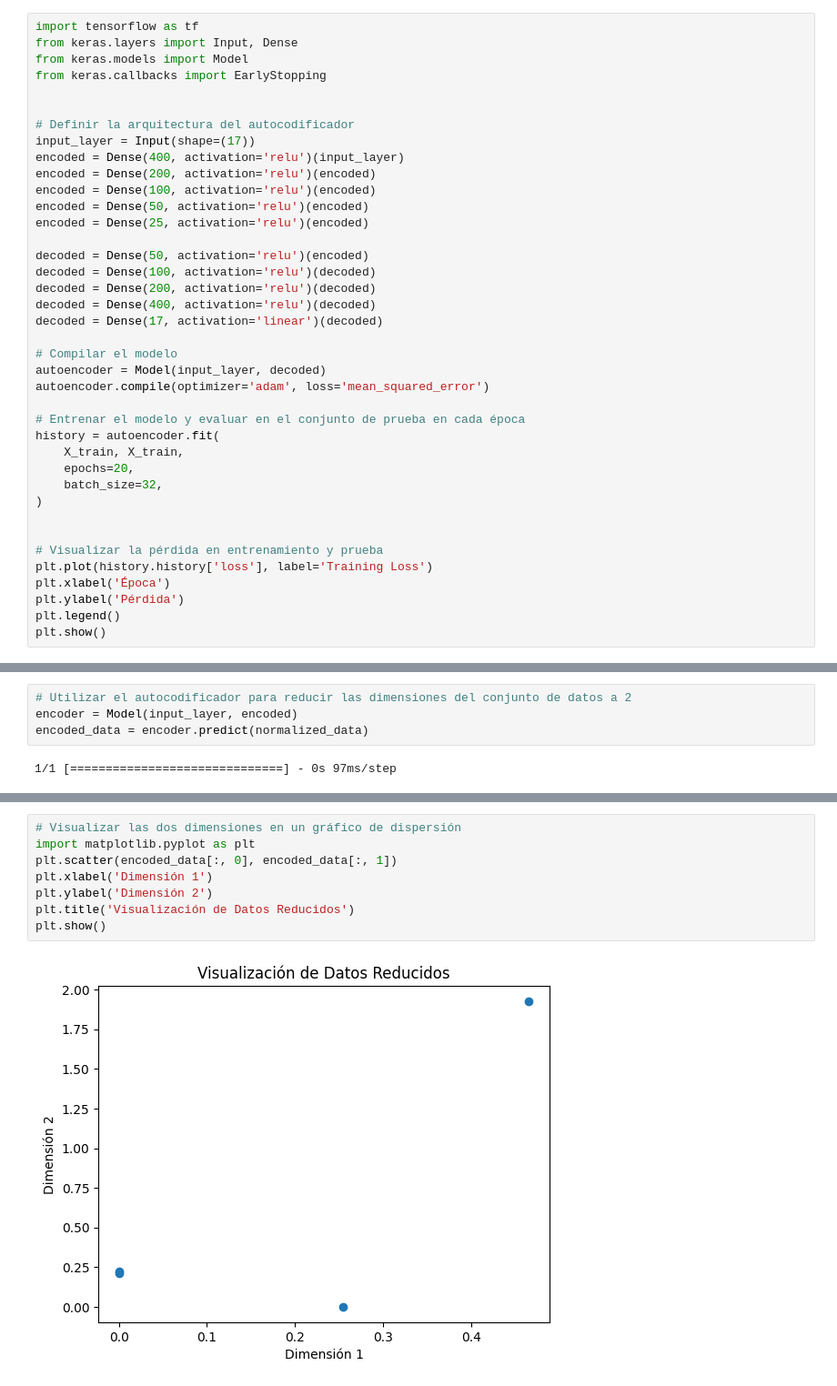
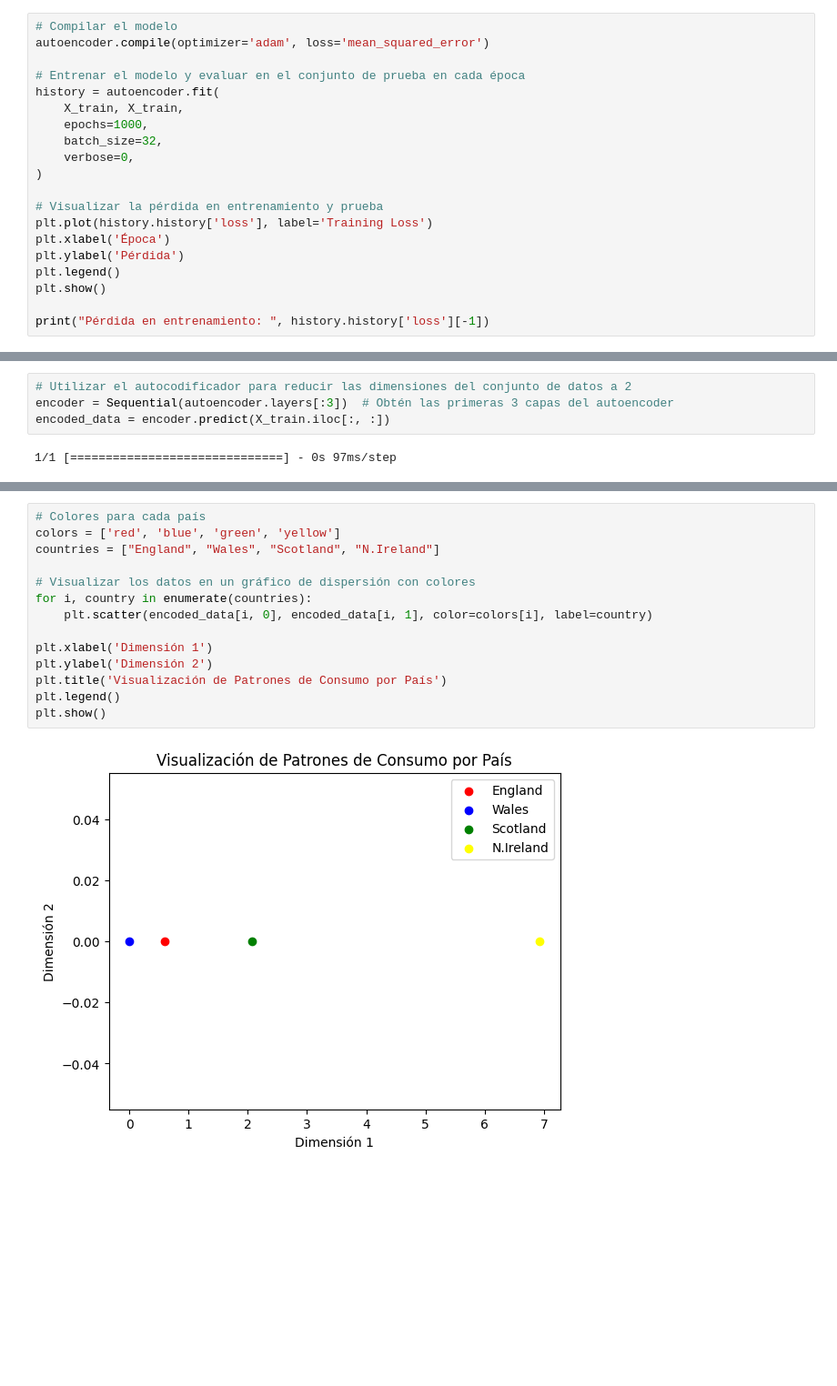
Before and after one commit to 20Candy/Lab5_DataScience, a Jupyter notebook: main.ipynb, the cells around one changed output, grey strips where cells are left out. Shown: that part at 91% size. Saved outputs shown, nothing was run; the diff lists cells and outputs as text; blank space fills up the shorter version.

```diff
--- a/main.ipynb
+++ b/main.ipynb
@@ -165,35 +181,14 @@ A continuación se presenta <font color=orange>la definición de la arquitectura
 # %%
-import tensorflow as tf
-from keras.layers import Input, Dense
-from keras.models import Model
-from keras.callbacks import EarlyStopping
-
-
-# Definir la arquitectura del autocodificador
-input_layer = Input(shape=(17))
-encoded = Dense(400, activation='relu')(input_layer)
-encoded = Dense(200, activation='relu')(encoded)
-encoded = Dense(100, activation='relu')(encoded)
-encoded = Dense(50, activation='relu')(encoded)
-encoded = Dense(25, activation='relu')(encoded)
-
-decoded = Dense(50, activation='relu')(encoded)
-decoded = Dense(100, activation='relu')(decoded)
-decoded = Dense(200, activation='relu')(decoded)
-decoded = Dense(400, activation='relu')(decoded)
-decoded = Dense(17, activation='linear')(decoded)
-
 # Compilar el modelo
-autoencoder = Model(input_layer, decoded)
 autoencoder.compile(optimizer='adam', loss='mean_squared_error')
 
 # Entrenar el modelo y evaluar en el conjunto de prueba en cada época
 history = autoencoder.fit(
     X_train, X_train,
-    epochs=20,
+    epochs=1000,
     batch_size=32,
+    verbose=0,
 )
-
 
 # Visualizar la pérdida en entrenamiento y prueba
 plt.plot(history.history['loss'], label='Training Loss')
@@ -201,4 +196,6 @@ plt.xlabel('Época')
 plt.ylabel('Pérdida')
 plt.legend()
 plt.show()
+
+print("Pérdida en entrenamiento: ", history.history['loss'][-1])
 # %% [output]
@@ -259,6 +244,6 @@ Parte 3: Reducción de Dimensionalidad y Visualización
 # %%
 # Utilizar el autocodificador para reducir las dimensiones del conjunto de datos a 2
-encoder = Model(input_layer, encoded)
-encoded_data = encoder.predict(normalized_data)
+encoder = Sequential(autoencoder.layers[:3])  # Obtén las primeras 3 capas del autoencoder
+encoded_data = encoder.predict(X_train.iloc[:, :])
 # %% [output]
 1/1 [==============================] - 0s 97ms/step
@@ -265,11 +259,17 @@ encoded_data = encoder.predict(normalized_data)
 # %%
-# Visualizar las dos dimensiones en un gráfico de dispersión
-import matplotlib.pyplot as plt
-plt.scatter(encoded_data[:, 0], encoded_data[:, 1])
+# Colores para cada país
+colors = ['red', 'blue', 'green', 'yellow']
+countries = ["England", "Wales", "Scotland", "N.Ireland"]
+
+# Visualizar los datos en un gráfico de dispersión con colores
+for i, country in enumerate(countries):
+    plt.scatter(encoded_data[i, 0], encoded_data[i, 1], color=colors[i], label=country)
+
 plt.xlabel('Dimensión 1')
 plt.ylabel('Dimensión 2')
-plt.title('Visualización de Datos Reducidos')
+plt.title('Visualización de Patrones de Consumo por País')
+plt.legend()
 plt.show()
 # %% [output]
-[figure, old version]
+[figure, new version]
 # %% [markdown]
```
Also changed, not shown: parts of 13 cells of this notebook.
